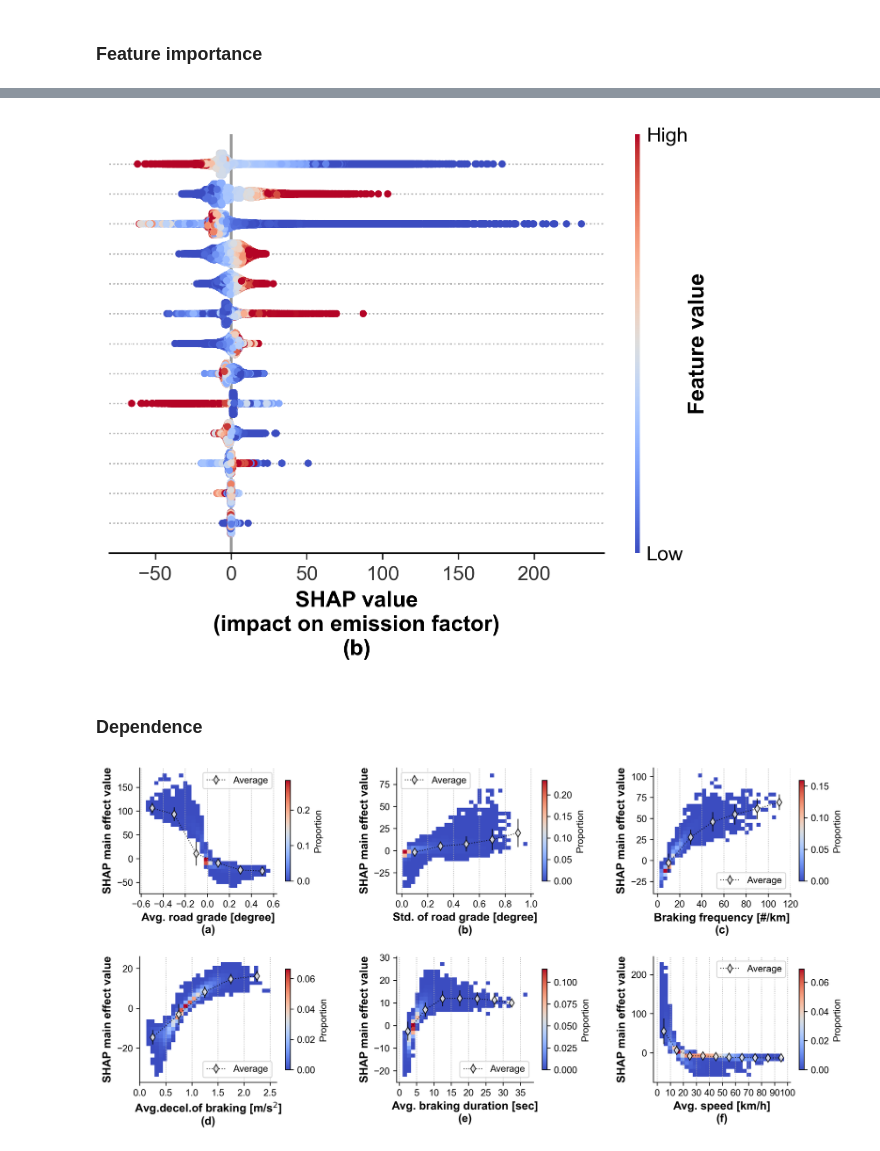
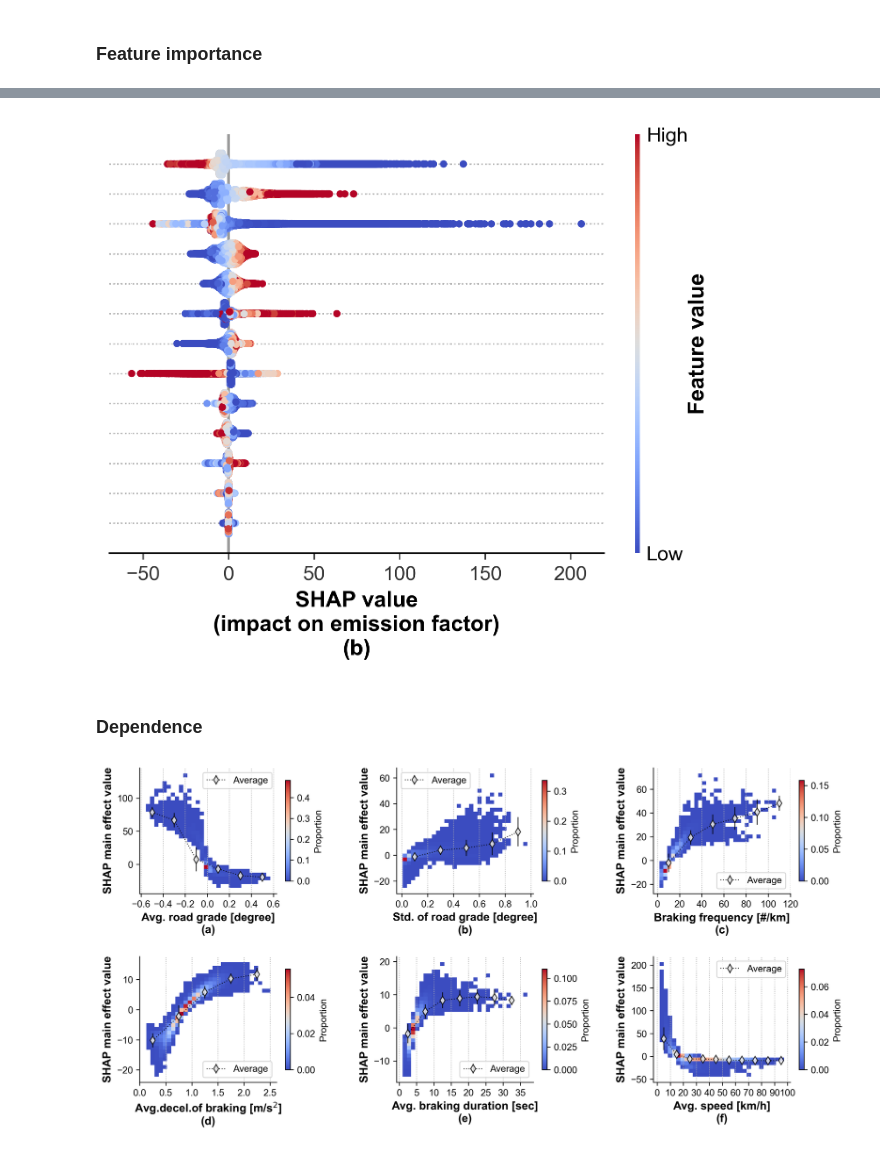
Before and after one commit to QiuziChen/brake-wear-emission-modeling, a Jupyter notebook: Doc_10_Trip_Level_Machine_Learning.ipynb, the cells around one changed output, grey strips where cells are left out. Cells and saved outputs as stored; diff of their text form; code cells hidden in the pictures.

```diff
--- a/Doc_10_Trip_Level_Machine_Learning.ipynb
+++ b/Doc_10_Trip_Level_Machine_Learning.ipynb
@@ -262,9 +262,9 @@ fig, ax = plt.subplots(1,1,figsize=(3.5,3))
 ax.scatter(pred_results['true'], pred_results['pred'], s=15, c=ORANGE, marker='o', alpha=0.7)
 ax.plot([0, pred_results['true'].max()], [0, pred_results['pred'].max()], 'k--')
 
-ax.text(400, 100, 'R$^2$=%.2f\nRMSE=%.2f' % (R2_test, RMSE_test))
+ax.text(300, 60, 'R$^2$=%.2f\nRMSE=%.2f' % (R2_test, RMSE_test))
 
-ax.set_yticks(np.arange(0, 810, 200))
+ax.set_yticks(np.arange(0, 610, 200))
 ax.set_xlabel("True EF [mg/km/veh]", fontdict=LABEL_FONT)
 ax.set_ylabel("Estimated EF [mg/km/veh]", fontdict=LABEL_FONT)
 ax.spines['top'].set_visible(False)
@@ -277,27 +297,16 @@ plt.show()
+# %%
+# calculate shap value
+shap_value_EF = explainer(X)
+
+# save
+import pickle
+with open("shap_value_EF.pkl", 'wb') as f:
+    pickle.dump(shap_value_EF, f)
+# %%
+with open("./shap_value_EF.pkl", 'rb') as f:
+    shapV = pickle.load(f)
 # %% [markdown]
 ### Feature importance
-# %%
-data = agg_trip[[
-    'speed_mean', 'speed_std',
-    'acc_mean', 'acc_std',
-    'VSP_mean', 'VSP_std',
-    'brakeDecel_mean', 'brakeTime_mean', 'brakingFreq', 'initSpeed_mean',
-    'grade_mean', 'grade_std', 'idlingFrac',
-    'EF'
-]].sample(100000, random_state=42)
-data.reset_index(drop=True, inplace=True)
-X, Y = data.iloc[:, :-1], data['EF']
-
-import xgboost as xgb
-xgb_model = xgb.Booster()
-xgb_model.load_model("./data/shap/best_model_EF.json")
-
-# generate explainer
-import shap
-explainer = shap.TreeExplainer(xgb_model)
-
-import numpy as np
-shapV = np.load("./data/shap/shap_value_EF.npy")
 # %%
 names = ['avg. speed', 'speed std.',
         'avg. acc', 'acc std.',
@@ -329,7 +337,7 @@ cbar.set_ylabel('Feature value', fontdict=LABEL_FONT)
 plt.grid(axis='y', linestyle=":", zorder=-1)
 plt.show()
 # %% [output]
-[figure, old version]
+[figure, new version]
 # %% [markdown]
 ### Dependence
 # %%
@@ -387,7 +397,7 @@ def corrPlot(ax, xCol, yCol, bins, xLabel, yLabel, subID, cmap, aggFile, histBin
 
     return ax
 # %%
-shapDF = pd.DataFrame(shapV, columns=[n+'_shap' for n in X.columns])
+shapDF = pd.DataFrame(shapV.values, columns=[n+'_shap' for n in X.columns])
 shapDF = pd.merge(shapDF, X, left_index=True, right_index=True)
 
 fig, ax = plt.subplots(2,3,figsize=(13,6))
@@ -405,31 +415,31 @@ ax[1].legend(loc=2)
 
 ax[2] = corrPlot(
     ax[2], xCol='brakingFreq', yCol='brakingFreq_shap', xLabel="Braking frequency [#/km]", yLabel="SHAP main effect value",bins=np.arange(0,140,20),
     subID='c', cmap='coolwarm', aggFile=shapDF)
 ax[2].legend(loc=4)
 
 ax[3] = corrPlot(
     ax[3], xCol='brakeDecel_mean', yCol='brakeDecel_mean_shap', xLabel="Avg.decel.of braking [m/s$^2$]", yLabel="SHAP main effect value",bins=np.arange(0,26,5)/10,
     subID='d', cmap='coolwarm', aggFile=shapDF)
 ax[3].legend(loc=4)
 
 ax[4] = corrPlot(
     ax[4], xCol='brakeTime_mean', yCol='brakeTime_mean_shap', xLabel="Avg. braking duration [sec]", yLabel="SHAP main effect value",bins=np.arange(0,40,5),
     subID='e', cmap='coolwarm', aggFile=shapDF)
 ax[4].legend(loc=4)
 
 ax[5] = corrPlot(
     ax[5], xCol='speed_mean', yCol='speed_mean_shap', xLabel="Avg. speed [km/h]", yLabel="SHAP main effect value",bins=np.arange(0,110,10),
     subID='f', cmap='coolwarm', aggFile=shapDF
 )
 
 
 for ax_ in ax:
     ax_.spines['top'].set_visible(False)
     ax_.spines['right'].set_visible(False)
 
 plt.subplots_adjust(wspace=0.5)
 plt.subplots_adjust(hspace=0.5)
 plt.show()
 # %% [output]
-[figure, old version]
+[figure, new version]
```
Also changed, not shown: parts of 6 cells of this notebook, 3 other files.
